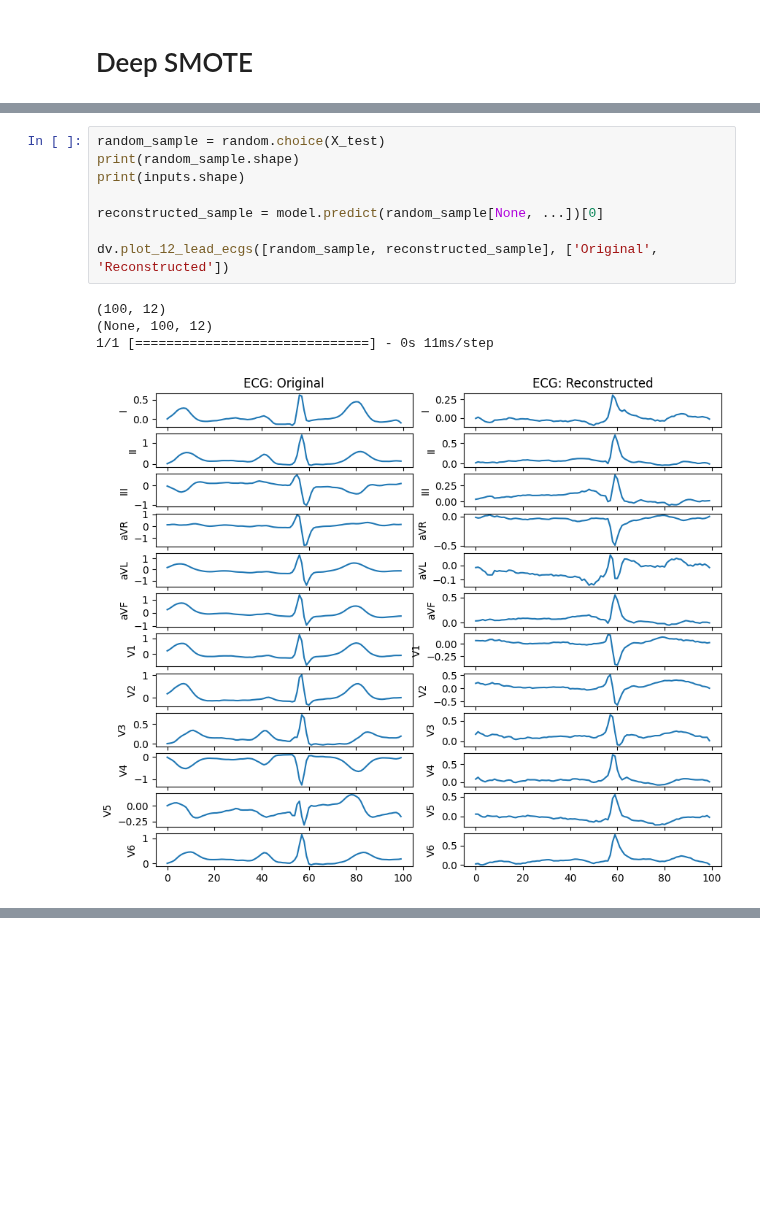
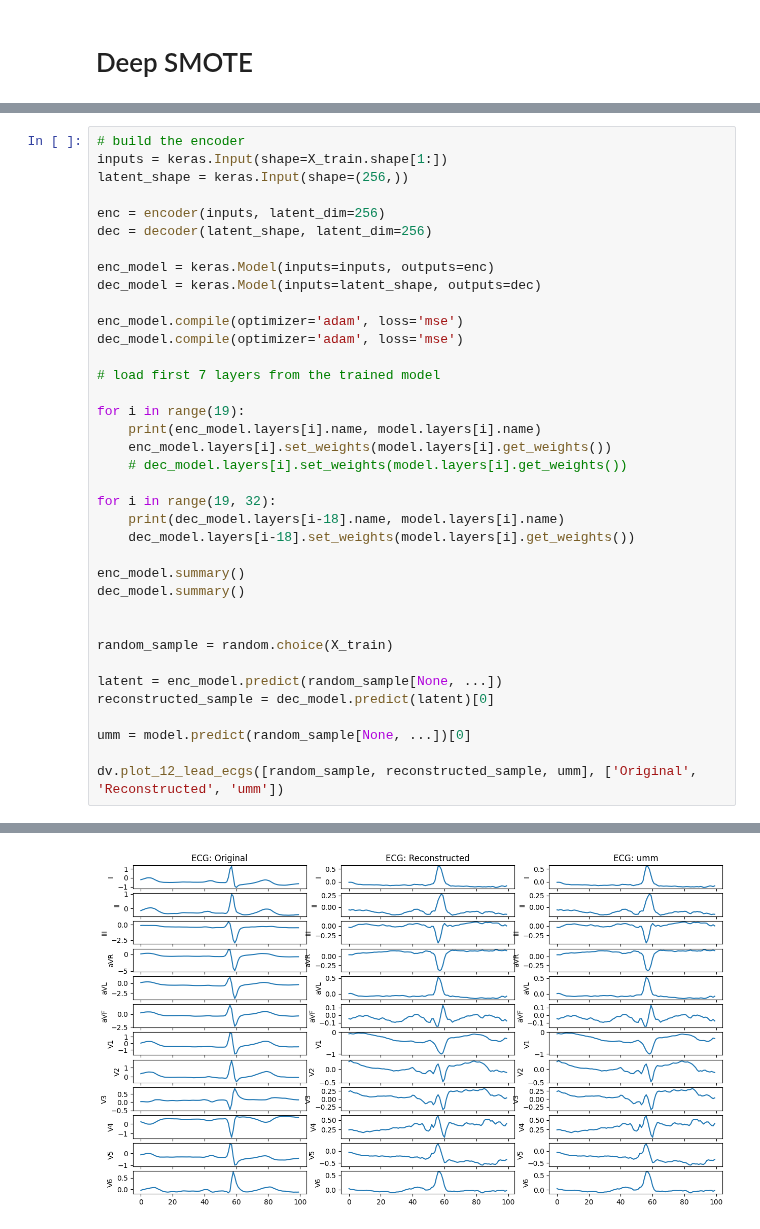
Before and after one commit to raaifhadadi/FYP, a Jupyter notebook: SMOTE.ipynb, the cells around one changed output, grey strips where cells are left out. Cells and saved outputs as stored; diff of their text form; blank space fills up the shorter version.

```diff
--- a/SMOTE.ipynb
+++ b/SMOTE.ipynb
@@ -352,13 +410,38 @@ Epoch 10/10
-# %%
-random_sample = random.choice(X_test)
-print(random_sample.shape)
-print(inputs.shape)
-
-reconstructed_sample = model.predict(random_sample[None, ...])[0]
-
-dv.plot_12_lead_ecgs([random_sample, reconstructed_sample], ['Original', 'Reconstructed'])
-# %% [output]
-(100, 12)
-(None, 100, 12)
-1/1 [==============================] - 0s 11ms/step
-[figure, removed]
+# %%
+# build the encoder
+inputs = keras.Input(shape=X_train.shape[1:])
+latent_shape = keras.Input(shape=(256,))
+
+enc = encoder(inputs, latent_dim=256)
+dec = decoder(latent_shape, latent_dim=256)
+
+enc_model = keras.Model(inputs=inputs, outputs=enc)
+dec_model = keras.Model(inputs=latent_shape, outputs=dec)
+
+enc_model.compile(optimizer='adam', loss='mse')
+dec_model.compile(optimizer='adam', loss='mse')
+
+# load first 7 layers from the trained model
+
+for i in range(19):
+    print(enc_model.layers[i].name, model.layers[i].name)
+    enc_model.layers[i].set_weights(model.layers[i].get_weights())
+    # dec_model.layers[i].set_weights(model.layers[i].get_weights())
+
+for i in range(19, 32):
+    print(dec_model.layers[i-18].name, model.layers[i].name)
+    dec_model.layers[i-18].set_weights(model.layers[i].get_weights())
+
+enc_model.summary()
+dec_model.summary()
+
+
+random_sample = random.choice(X_train)
+
+latent = enc_model.predict(random_sample[None, ...])
+reconstructed_sample = dec_model.predict(latent)[0]
+
+umm = model.predict(random_sample[None, ...])[0]
+
+dv.plot_12_lead_ecgs([random_sample, reconstructed_sample, umm], ['Original', 'Reconstructed', 'umm'])
+# %% [output]
@@ -364,0 +465 @@ dv.plot_12_lead_ecgs([random_sample, reconstructed_sample], ['Original', 'Recons
+[figure, added]
```
Also changed, not shown: parts of 22 cells of this notebook.
